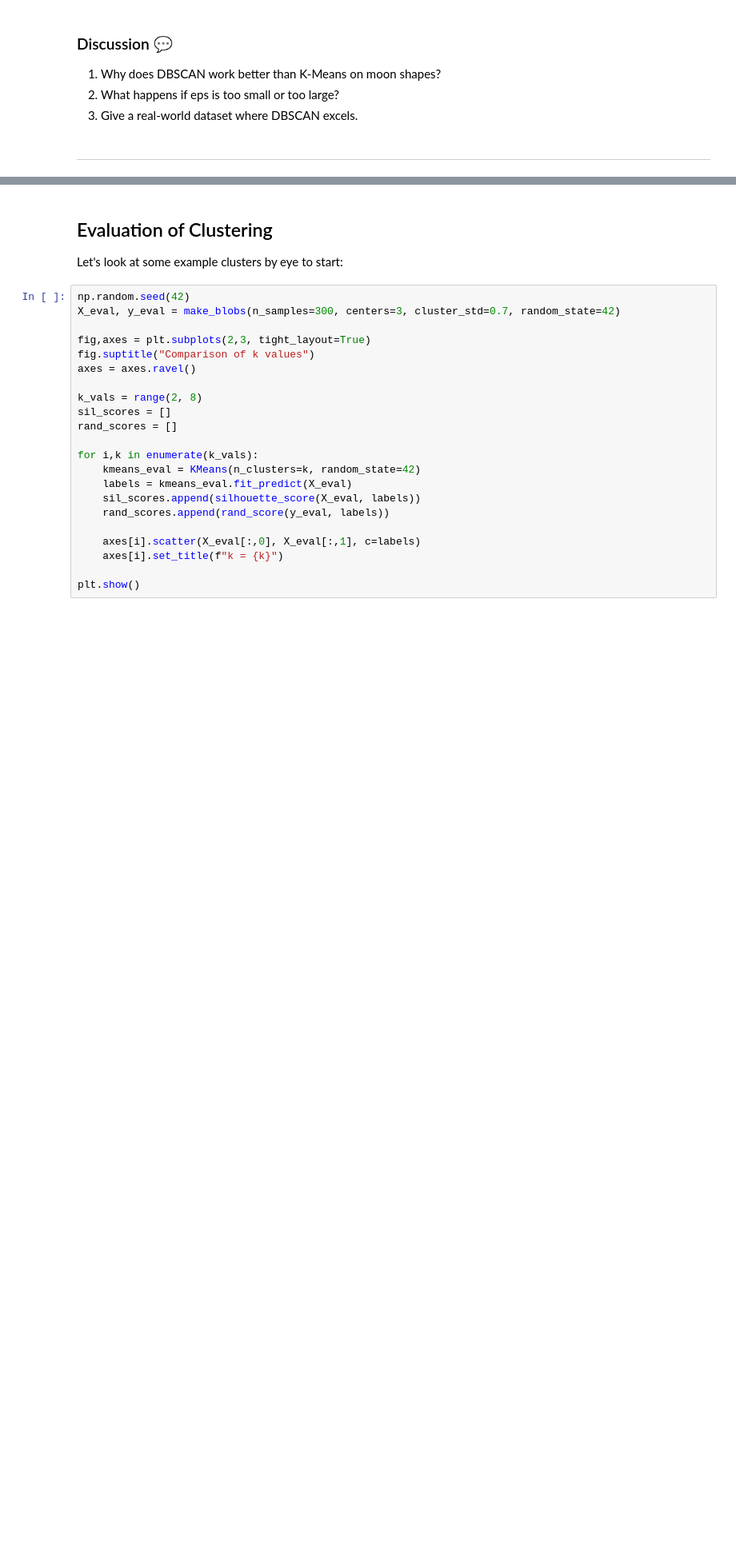
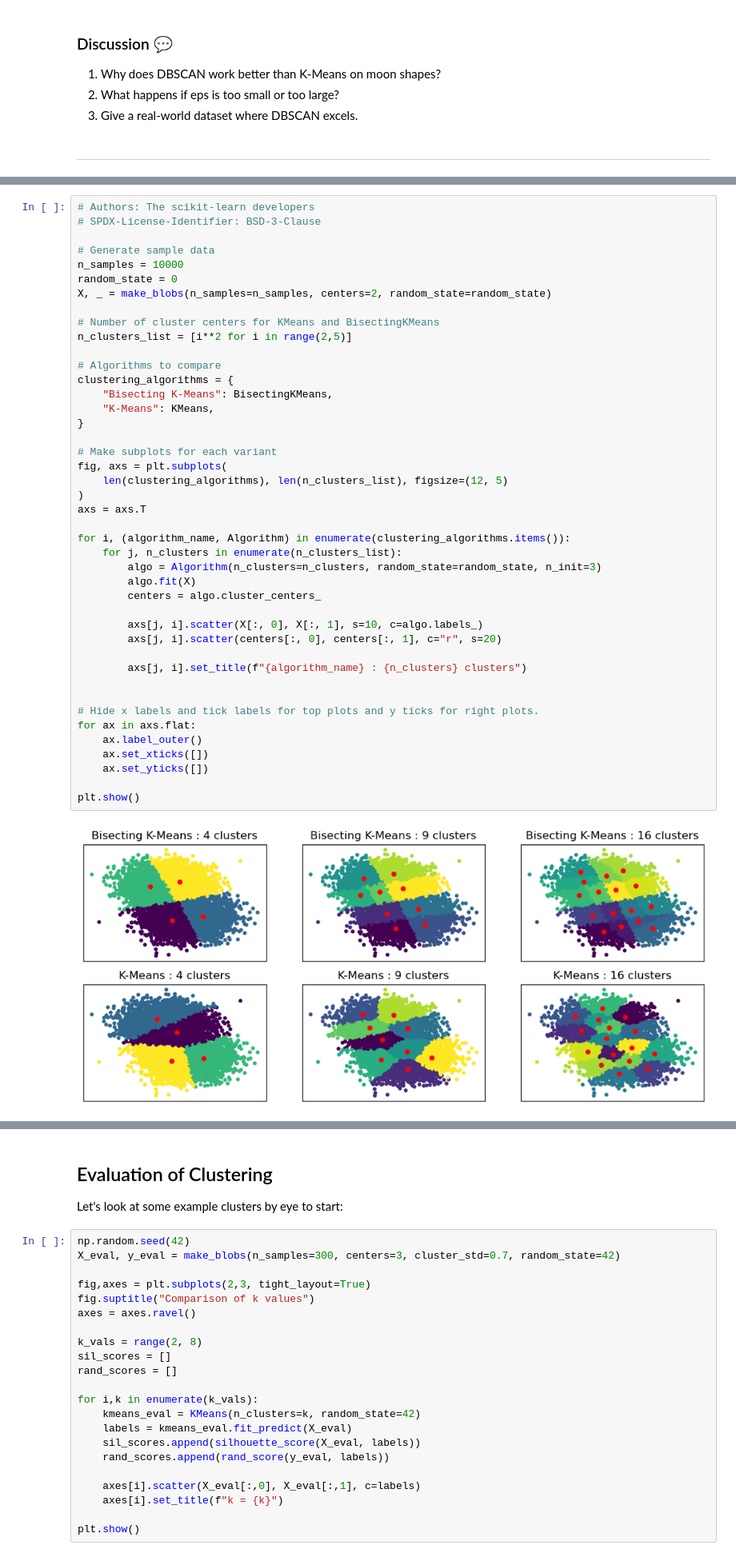
Before and after one commit to willcho5603/bwsi-comp-problem-solving, a Jupyter notebook: mod6_unsupervised_learning/1_types_of_unsupervised_learning.ipynb, the cells around one changed output, grey strips where cells are left out. Shown at 80% size. Cells and saved outputs as stored; diff of their text form; blank space fills up the shorter version.

```diff
--- a/mod6_unsupervised_learning/1_types_of_unsupervised_learning.ipynb
+++ b/mod6_unsupervised_learning/1_types_of_unsupervised_learning.ipynb
@@ -198,0 +283,45 @@ Average linkage gives a balanced view of cluster similarity by looking at *all*
+# %%
+# Authors: The scikit-learn developers
+# SPDX-License-Identifier: BSD-3-Clause
+
+# Generate sample data
+n_samples = 10000
+random_state = 0
+X, _ = make_blobs(n_samples=n_samples, centers=2, random_state=random_state)
+
+# Number of cluster centers for KMeans and BisectingKMeans
+n_clusters_list = [i**2 for i in range(2,5)]
+
+# Algorithms to compare
+clustering_algorithms = {
+    "Bisecting K-Means": BisectingKMeans,
+    "K-Means": KMeans,
+}
+
+# Make subplots for each variant
+fig, axs = plt.subplots(
+    len(clustering_algorithms), len(n_clusters_list), figsize=(12, 5)
+)
+axs = axs.T
+
+for i, (algorithm_name, Algorithm) in enumerate(clustering_algorithms.items()):
+    for j, n_clusters in enumerate(n_clusters_list):
+        algo = Algorithm(n_clusters=n_clusters, random_state=random_state, n_init=3)
+        algo.fit(X)
+        centers = algo.cluster_centers_
+
+        axs[j, i].scatter(X[:, 0], X[:, 1], s=10, c=algo.labels_)
+        axs[j, i].scatter(centers[:, 0], centers[:, 1], c="r", s=20)
+
+        axs[j, i].set_title(f"{algorithm_name} : {n_clusters} clusters")
+
+
+# Hide x labels and tick labels for top plots and y ticks for right plots.
+for ax in axs.flat:
+    ax.label_outer()
+    ax.set_xticks([])
+    ax.set_yticks([])
+
+plt.show()
+# %% [output]
+[figure, added]
```
Also changed, not shown: parts of 22 cells of this notebook.
